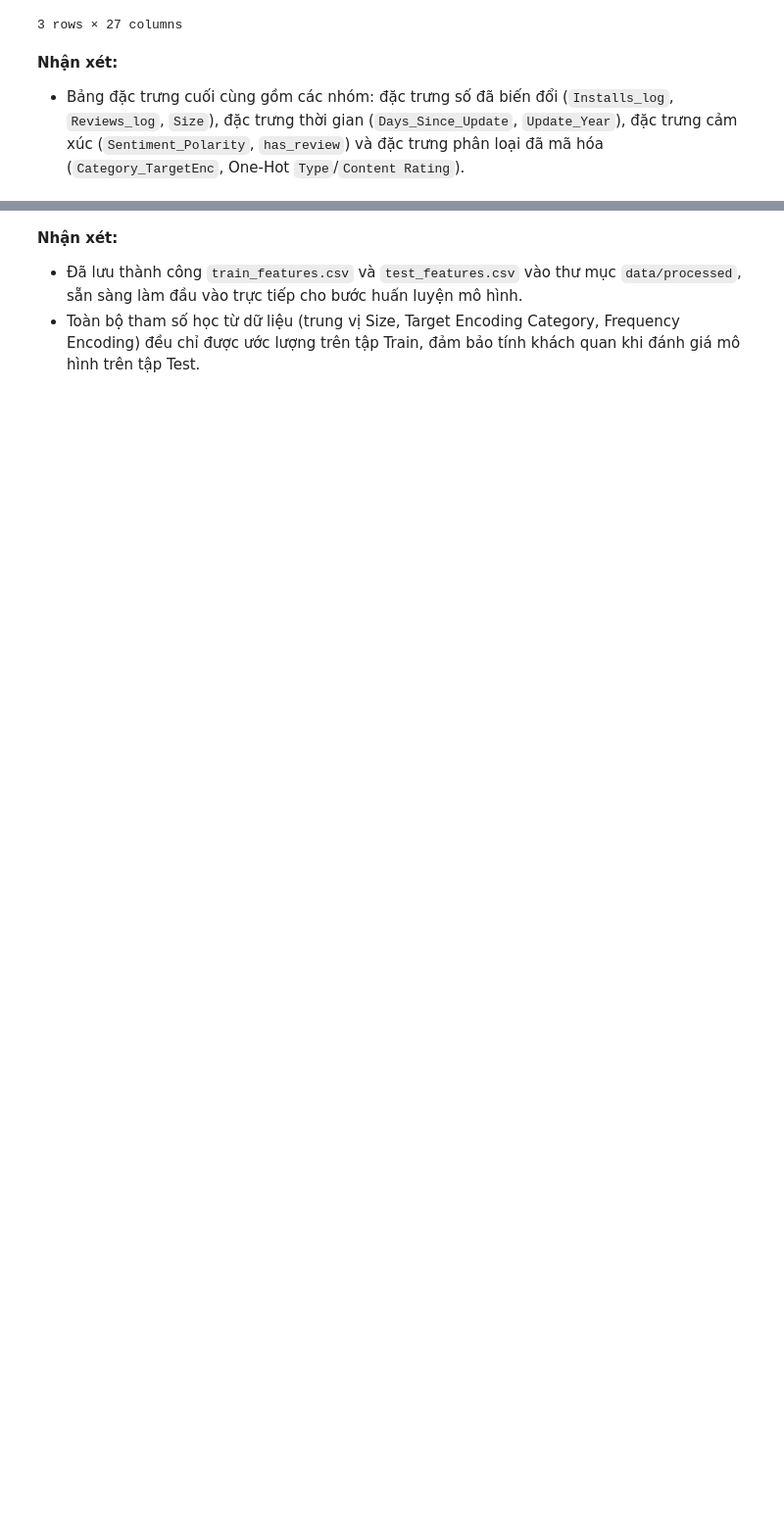
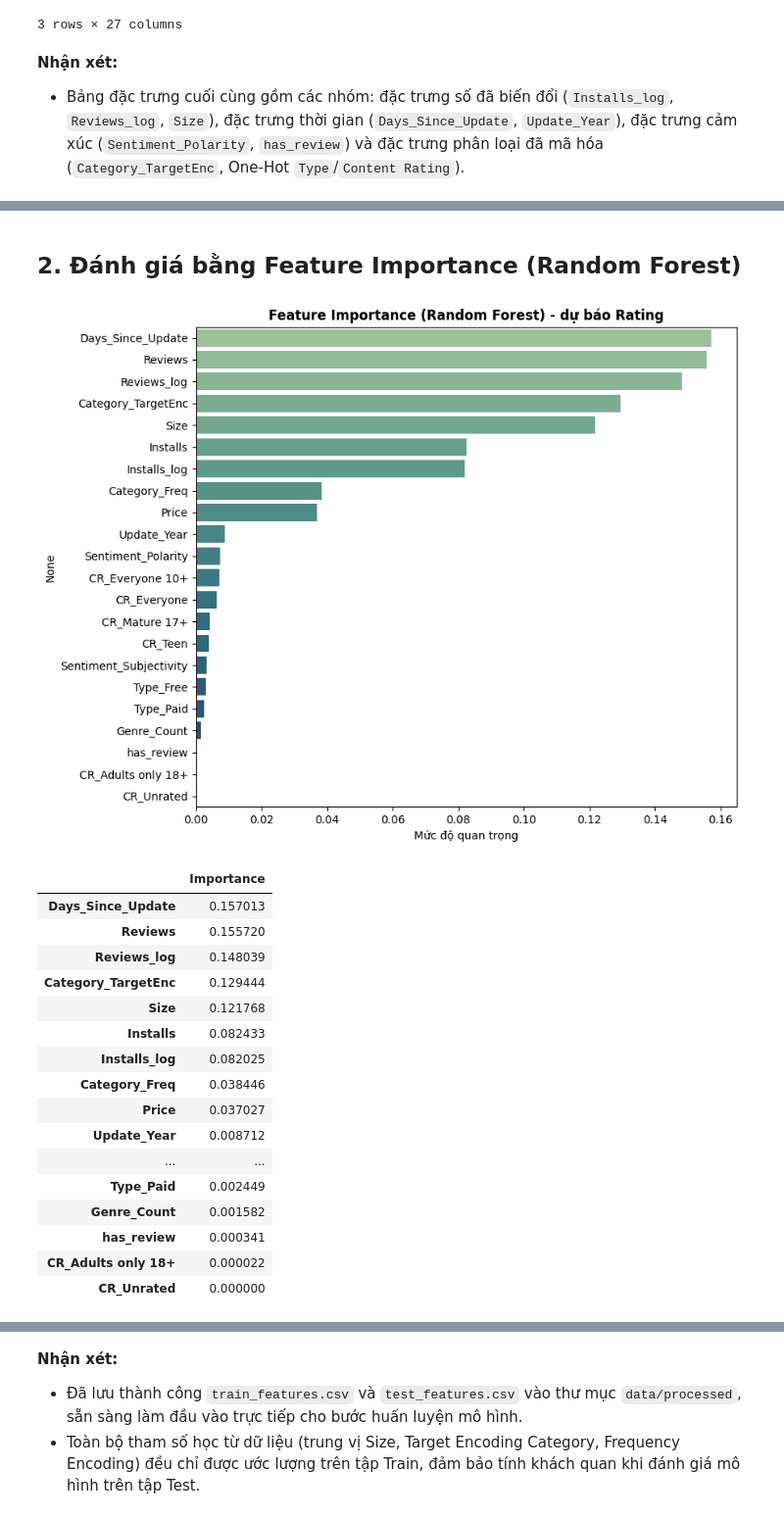
Before and after one commit to hoaidee894/Du-an-1-ValueVoice, a Jupyter notebook: Du_AN/notebooks/05_feature_engineering.ipynb, the cells around one changed output, grey strips where cells are left out. Shown at 98% size. Cells and saved outputs as stored; diff of their text form; code cells hidden in the pictures; blank space fills up the shorter version.

```diff
--- a/Du_AN/notebooks/05_feature_engineering.ipynb
+++ b/Du_AN/notebooks/05_feature_engineering.ipynb
@@ -258,0 +295,45 @@ Tổng số đặc trưng (không tính App/Rating/__split): 23
+# %% [markdown]
+## 2. Đánh giá bằng Feature Importance (Random Forest)
+# %%
+from sklearn.ensemble import RandomForestRegressor
+
+train_tmp = df_features[df_features['__split'] == 'train'].drop(columns='__split').reset_index(drop=True)
+model_cols = [c for c in train_tmp.columns if c not in ['App', 'Category', 'Primary_Genre', 'Rating']]
+
+X_eval = train_tmp[model_cols].copy()
+X_eval['Days_Since_Update'] = X_eval['Days_Since_Update'].fillna(X_eval['Days_Since_Update'].median())
+X_eval['Update_Year'] = X_eval['Update_Year'].fillna(X_eval['Update_Year'].median())
+y_eval = train_tmp['Rating']
+
+rf_eval = RandomForestRegressor(n_estimators=300, max_depth=8, random_state=42, n_jobs=-1)
+rf_eval.fit(X_eval, y_eval)
+
+importance = pd.Series(rf_eval.feature_importances_, index=model_cols).sort_values(ascending=False)
+
+plt.figure(figsize=(9, 7))
+sns.barplot(x=importance.values, y=importance.index, hue=importance.index, legend=False, palette='crest')
+plt.title("Feature Importance (Random Forest) - dự báo Rating", fontweight='bold')
+plt.xlabel("Mức độ quan trọng")
+plt.tight_layout()
+plt.show()
+
+importance.to_frame('Importance')
+# %% [output]
+[figure, added]
+|  | Importance |
+| Days_Since_Update | 0.157013 |
+| Reviews | 0.155720 |
+| Reviews_log | 0.148039 |
+| Category_TargetEnc | 0.129444 |
+| Size | 0.121768 |
+| Installs | 0.082433 |
+| Installs_log | 0.082025 |
+| Category_Freq | 0.038446 |
+| Price | 0.037027 |
+| Update_Year | 0.008712 |
+| ... | ... |
+| Type_Paid | 0.002449 |
+| Genre_Count | 0.001582 |
+| has_review | 0.000341 |
+| CR_Adults only 18+ | 0.000022 |
+| CR_Unrated | 0.000000 |
```
Also changed, not shown: parts of 22 cells of this notebook, 1 other file.
